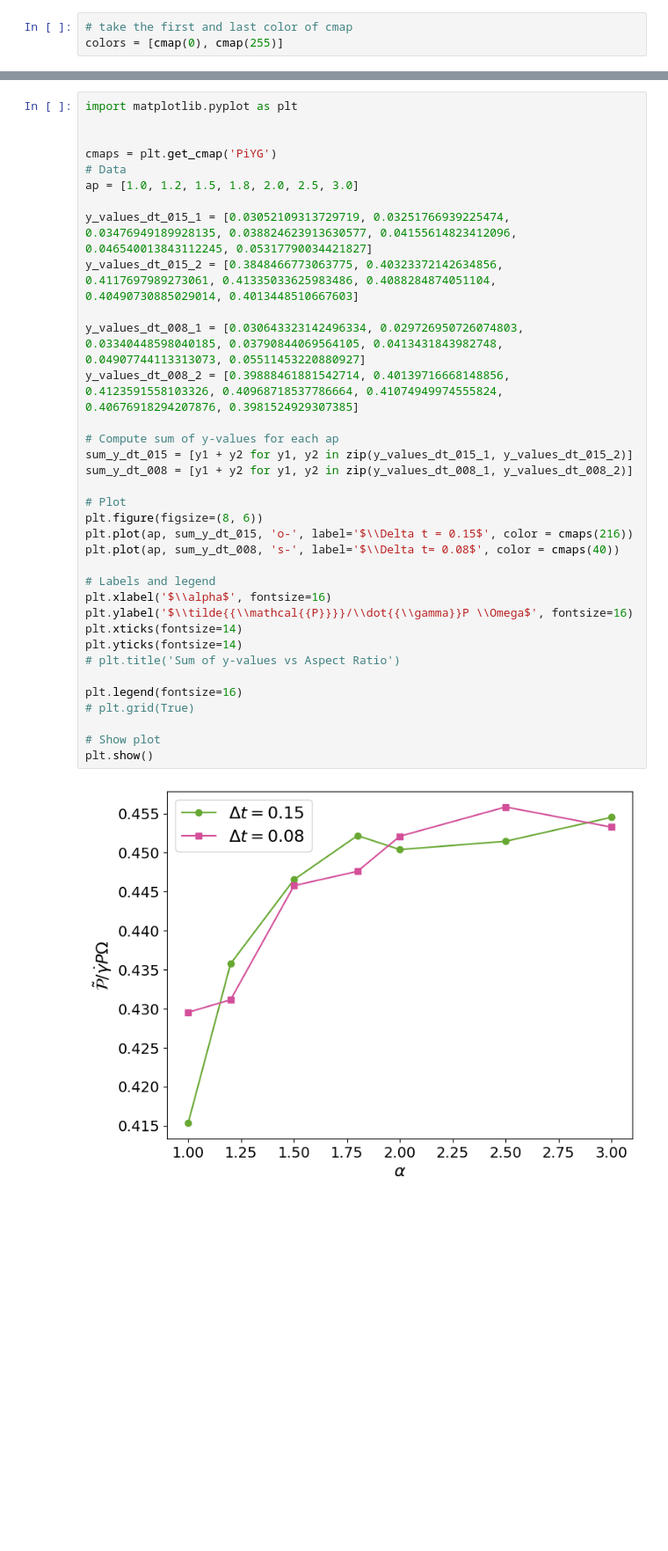
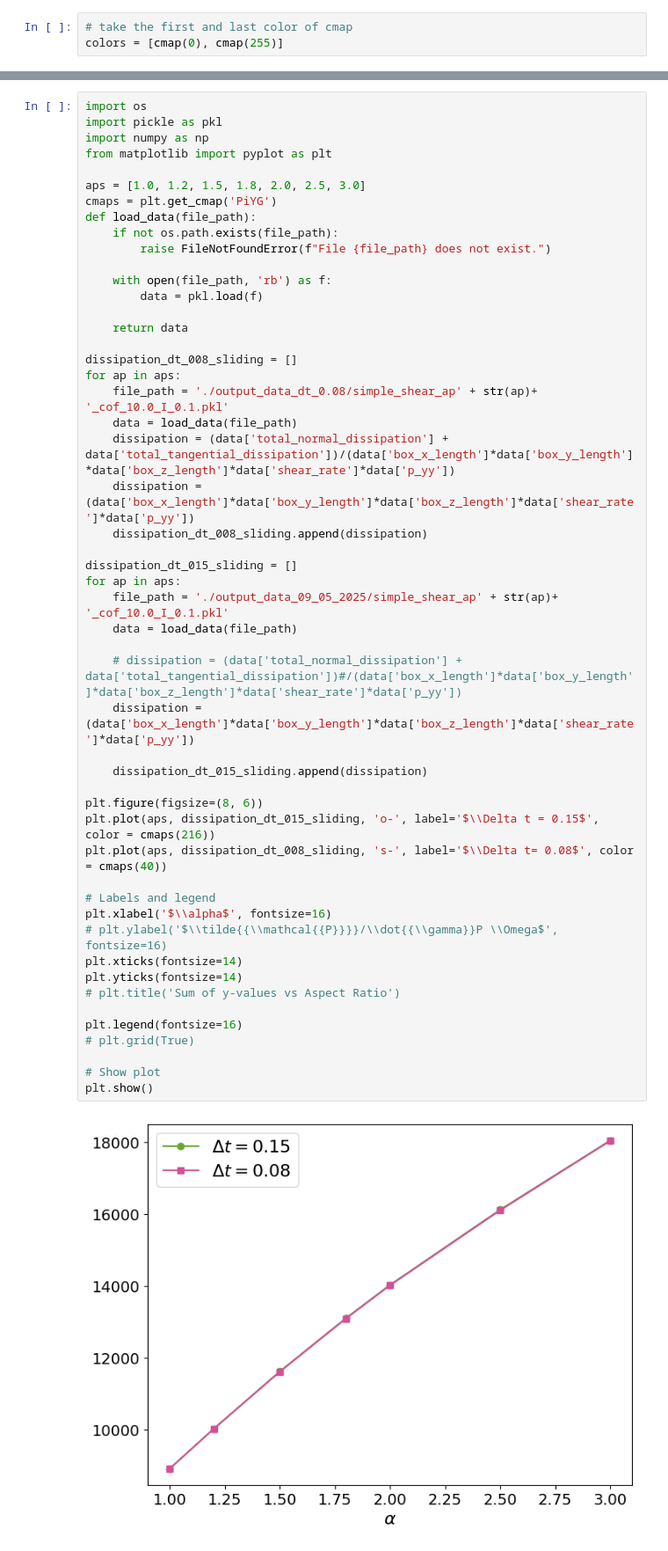
Before and after one commit to JBil8/Simple_shear_granular_spheroids, a Jupyter notebook: size_independence.ipynb, the cells around one changed output, grey strips where cells are left out. Shown at 88% size. Saved outputs shown, nothing was run; the diff lists cells and outputs as text; blank space fills up the shorter version.

```diff
--- a/size_independence.ipynb
+++ b/size_independence.ipynb
@@ -114,37 +185,53 @@ colors = [cmap(0), cmap(255)]
 # %%
-import matplotlib.pyplot as plt
+import os
+import pickle as pkl
+import numpy as np
+from matplotlib import pyplot as plt
 
+aps = [1.0, 1.2, 1.5, 1.8, 2.0, 2.5, 3.0]
+cmaps = plt.get_cmap('PiYG')
+def load_data(file_path):
+    if not os.path.exists(file_path):
+        raise FileNotFoundError(f"File {file_path} does not exist.")
 
-cmaps = plt.get_cmap('PiYG')
-# Data
-ap = [1.0, 1.2, 1.5, 1.8, 2.0, 2.5, 3.0]
+    with open(file_path, 'rb') as f:
+        data = pkl.load(f)
 
-y_values_dt_015_1 = [0.03052109313729719, 0.03251766939225474, 0.03476949189928135, 0.038824623913630577, 0.04155614823412096, 0.046540013843112245, 0.05317790034421827]
-y_values_dt_015_2 = [0.3848466773063775, 0.40323372142634856, 0.4117697989273061, 0.41335033625983486, 0.4088284874051104, 0.40490730885029014, 0.4013448510667603]
+    return data
 
-y_values_dt_008_1 = [0.030643323142496334, 0.029726950726074803, 0.03340448598040185, 0.03790844069564105, 0.0413431843982748, 0.04907744113313073, 0.05511453220880927]
-y_values_dt_008_2 = [0.39888461881542714, 0.40139716668148856, 0.4123591558103326, 0.40968718537786664, 0.41074949974555824, 0.40676918294207876, 0.3981524929307385]
+dissipation_dt_008_sliding = []
+for ap in aps:
+    file_path = './output_data_dt_0.08/simple_shear_ap' + str(ap)+ '_cof_10.0_I_0.1.pkl'
+    data = load_data(file_path)
+    dissipation = (data['total_normal_dissipation'] + data['total_tangential_dissipation'])/(data['box_x_length']*data['box_y_length']*data['box_z_length']*data['shear_rate']*data['p_yy'])
+    dissipation = (data['box_x_length']*data['box_y_length']*data['box_z_length']*data['shear_rate']*data['p_yy'])
+    dissipation_dt_008_sliding.append(dissipation)
 
-# Compute sum of y-values for each ap
-sum_y_dt_015 = [y1 + y2 for y1, y2 in zip(y_values_dt_015_1, y_values_dt_015_2)]
-sum_y_dt_008 = [y1 + y2 for y1, y2 in zip(y_values_dt_008_1, y_values_dt_008_2)]
+dissipation_dt_015_sliding = []
+for ap in aps:
+    file_path = './output_data_09_05_2025/simple_shear_ap' + str(ap)+ '_cof_10.0_I_0.1.pkl'
+    data = load_data(file_path)
 
-# Plot
+    # dissipation = (data['total_normal_dissipation'] + data['total_tangential_dissipation'])#/(data['box_x_length']*data['box_y_length']*data['box_z_length']*data['shear_rate']*data['p_yy'])
+    dissipation = (data['box_x_length']*data['box_y_length']*data['box_z_length']*data['shear_rate']*data['p_yy'])
+
+    dissipation_dt_015_sliding.append(dissipation)
+
 plt.figure(figsize=(8, 6))
-plt.plot(ap, sum_y_dt_015, 'o-', label='$\\Delta t = 0.15$', color = cmaps(216))
-plt.plot(ap, sum_y_dt_008, 's-', label='$\\Delta t= 0.08$', color = cmaps(40))
+plt.plot(aps, dissipation_dt_015_sliding, 'o-', label='$\\Delta t = 0.15$', color = cmaps(216))
+plt.plot(aps, dissipation_dt_008_sliding, 's-', label='$\\Delta t= 0.08$', color = cmaps(40))
 
 # Labels and legend
 plt.xlabel('$\\alpha$', fontsize=16)
-plt.ylabel('$\\tilde{{\\mathcal{{P}}}}/\\dot{{\\gamma}}P \\Omega$', fontsize=16)
+# plt.ylabel('$\\tilde{{\\mathcal{{P}}}}/\\dot{{\\gamma}}P \\Omega$', fontsize=16)
 plt.xticks(fontsize=14)
 plt.yticks(fontsize=14)
 # plt.title('Sum of y-values vs Aspect Ratio')
 
 plt.legend(fontsize=16)
 # plt.grid(True)
 
 # Show plot
 plt.show()
 # %% [output]
-[figure, old version]
+[figure, new version]
```
Also changed, not shown: parts of 5 cells of this notebook, 11 other files.
